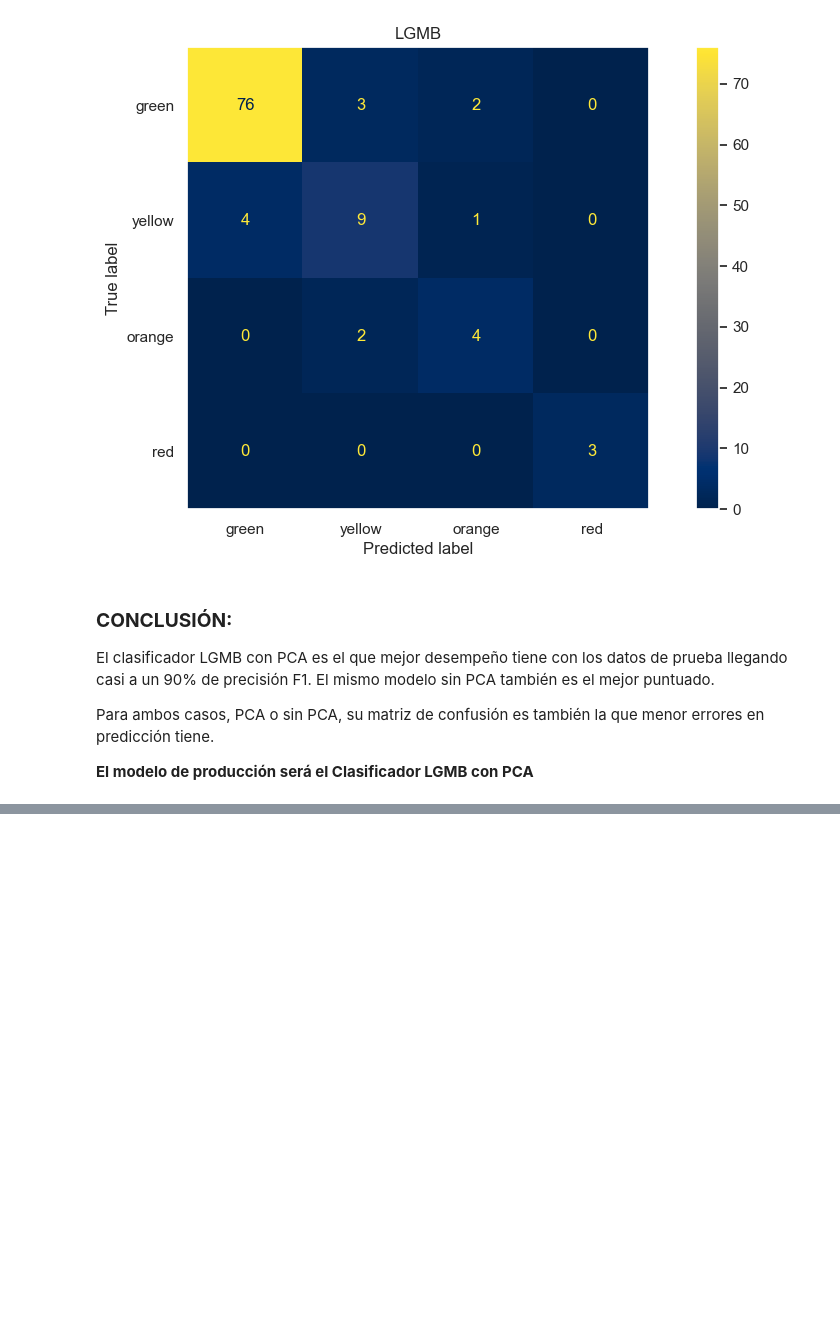
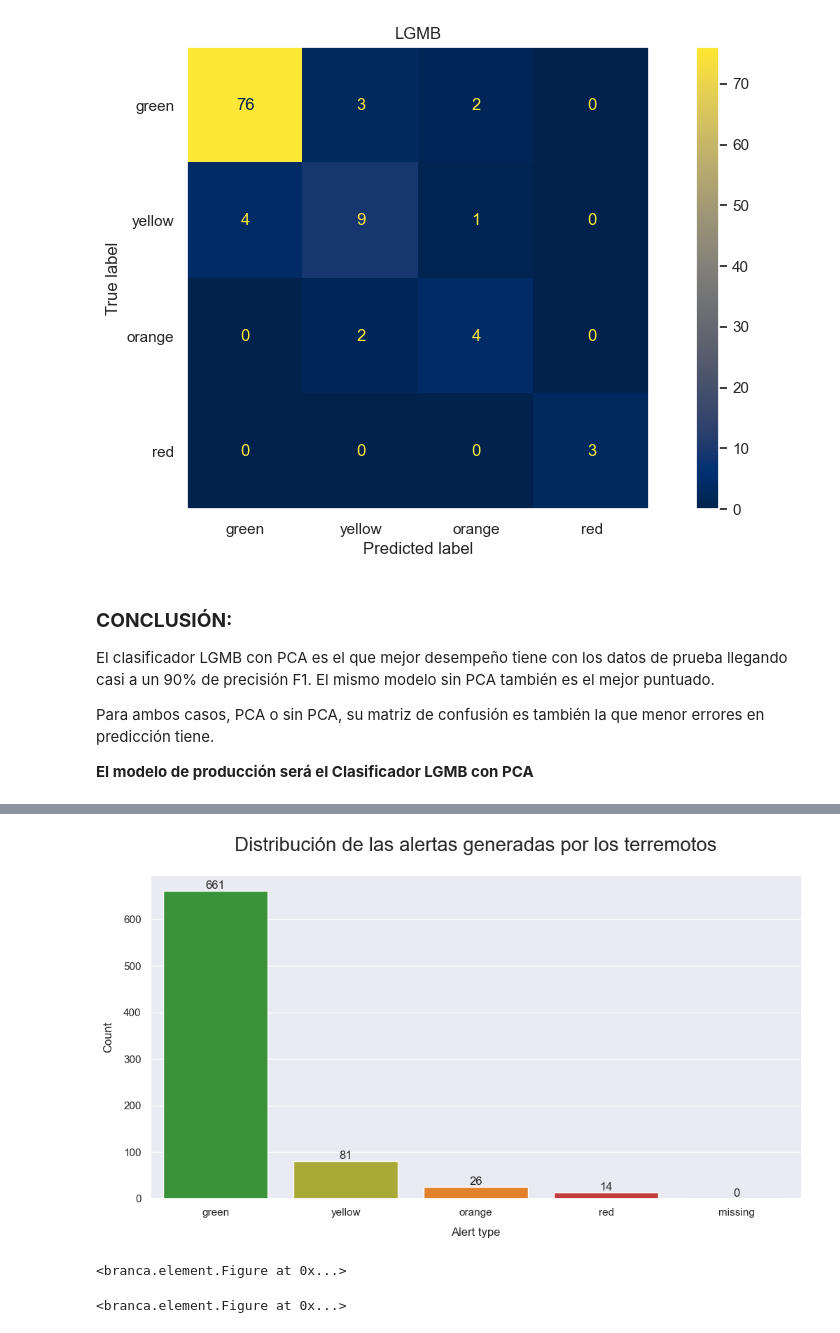
Before and after one commit to Erwin-d3v/Proyecto-2, a Jupyter notebook: Earthquakes.ipynb, the cells around one changed output, grey strips where cells are left out. Cells and saved outputs as stored; diff of their text form; code cells hidden in the pictures; blank space fills up the shorter version.

```diff
--- a/Earthquakes.ipynb
+++ b/Earthquakes.ipynb
@@ -1074,0 +1207,8 @@ Para ambos casos, PCA o sin PCA, su matriz de confusión es también la que meno
+# %%
+sns.set(rc = {'figure.figsize':(12,6)}, font_scale=1)
+ax = sns.countplot(data=df.fillna(value="missing"), x='alert', order=['green', 'yellow', 'orange', 'red', 'missing'], palette={"green":"tab:green", "yellow":"tab:olive", "orange":"tab:orange", "red":"tab:red", "missing":"tab:gray"})
+ax.bar_label(ax.containers[0])
+plt.ylabel('Count', labelpad=10)
+plt.xlabel('Alert type', labelpad=10)
+plt.title("Distribución de las alertas generadas por los terremotos", {"fontsize":20}, pad=25);
+plt.show()
@@ -1074,0 +1217,33 @@ Para ambos casos, PCA o sin PCA, su matriz de confusión es también la que meno
+# %%
+sns.set(rc = {'figure.figsize':(12,6)}, font_scale=1)
+ax = sns.countplot(data=df_final.fillna(value="missing"), x='alert', order=['green', 'yellow', 'orange', 'red', 'missing'], palette={"green":"tab:green", "yellow":"tab:olive", "orange":"tab:orange", "red":"tab:red", "missing":"tab:gray"})
+ax.bar_label(ax.containers[0])
+plt.ylabel('Count', labelpad=10)
+plt.xlabel('Alert type', labelpad=10)
+plt.title("Distribución de las alertas generadas por los terremotos", {"fontsize":20}, pad=25);
+plt.show()
+# %% [output]
+[figure, added]
+# %%
+df_map = df[df["magnitude"] >= 8][["alert", "magnitude", "latitude", "longitude"]]
+df_map["alert"].replace({"green":"lightgreen", "yellow":"darkgreen", np.nan:"black"}, inplace=True)
+
+fig = Figure(width=1200, height=600)
+map = folium.Map(location = [df[df["magnitude"] >= 8]["latitude"].mean(), df[df["magnitude"] >= 8]["longitude"].mean()], zoom_start=2, scrollWheelZoom=False, dragging=True)
+for index in df_map.index:
+  folium.Marker(location=[df_map.loc[index,"latitude"], df_map.loc[index,"longitude"]],popup=df_map.loc[index,"magnitude"], icon=folium.Icon(color=df_map.loc[index,"alert"], icon="times", prefix='fas fa') ).add_to(map)
+fig.add_child(map)
+# %% [output]
+<branca.element.Figure at 0x...>
+# %%
+limit = 6
+df_map = df_final[df_final["magnitude"] >= limit][["alert", "magnitude", "latitude", "longitude"]]
+df_map["alert"].replace({"green":"lightgreen", "yellow":"darkgreen", np.nan:"black"}, inplace=True)
+
+fig = Figure(width=1200, height=600)
+map = folium.Map(location = [df_final[df_final["magnitude"] >= 8]["latitude"].mean(), df_final[df_final["magnitude"] >= 8]["longitude"].mean()], zoom_start=3, scrollWheelZoom=False, dragging=True)
+for index in df_map.index:
+  folium.Marker(location=[df_map.loc[index,"latitude"], df_map.loc[index,"longitude"]],popup=df_map.loc[index,"magnitude"], icon=folium.Icon(color=df_map.loc[index,"alert"], icon="times", prefix='fas fa') ).add_to(map)
+fig.add_child(map)
+# %% [output]
+<branca.element.Figure at 0x...>
```
Also changed, not shown: parts of 18 cells of this notebook, 2 other files.
